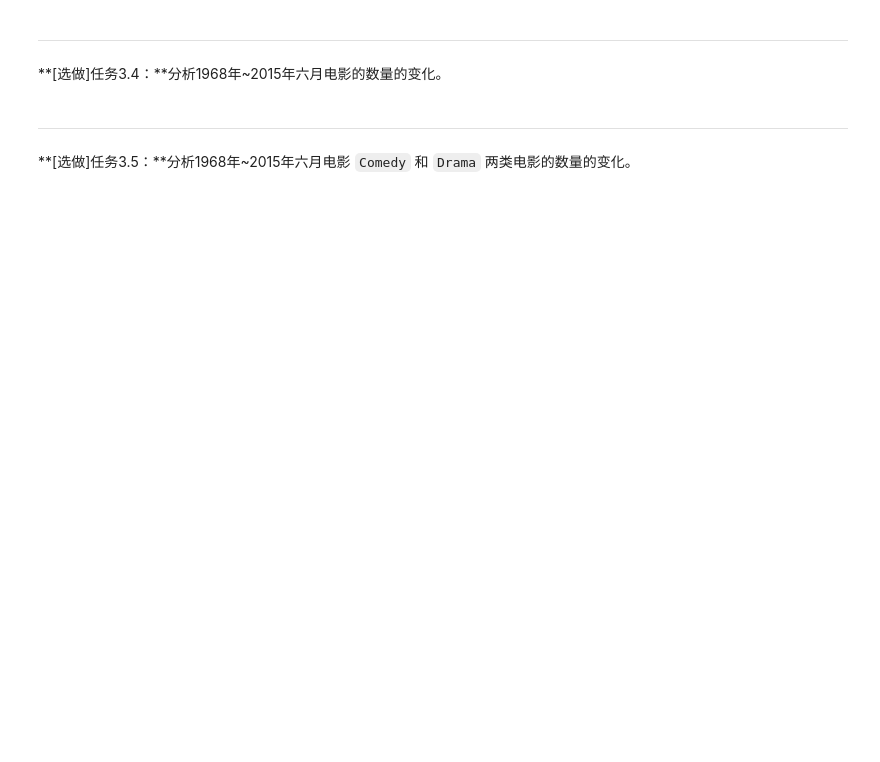
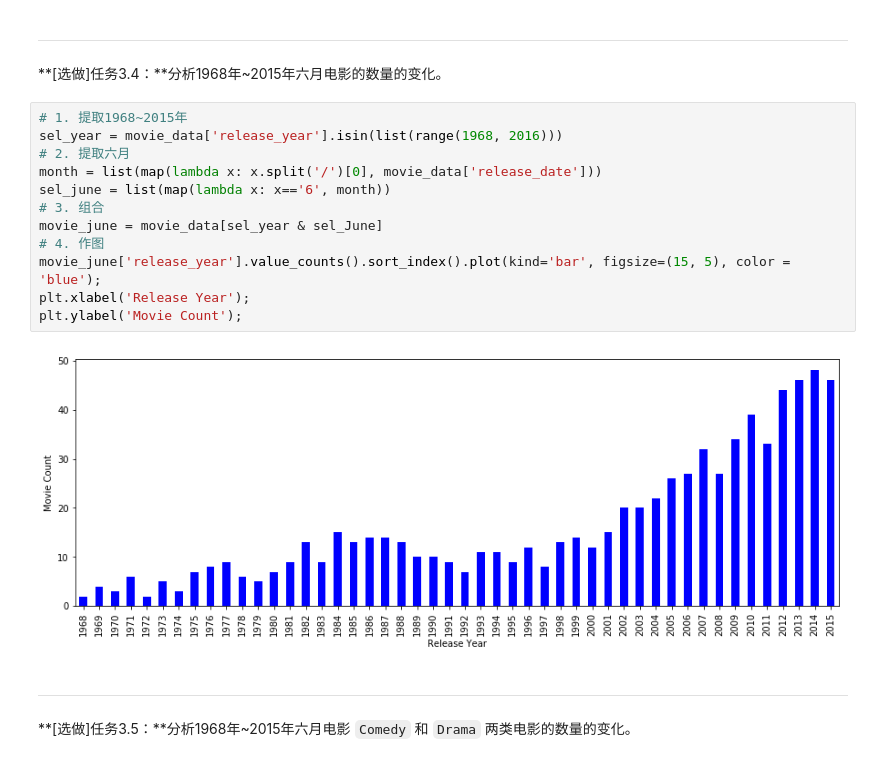
Before and after one commit to yelangya3826850/AIPND-cn, a Jupyter notebook: P2_Explore_Movie_Dataset/Explore Movie Dataset_Solution.ipynb, the cells around one changed output. Drawn from its saved outputs; the diff is of its cells as text; blank space fills up the shorter version.

```diff
--- a/P2_Explore_Movie_Dataset/Explore Movie Dataset_Solution.ipynb
+++ b/P2_Explore_Movie_Dataset/Explore Movie Dataset_Solution.ipynb
@@ -374,6 +497,20 @@ Text(0, 0.5, 'profit')
 ---
 
 **[选做]任务3.4：**分析1968年~2015年六月电影的数量的变化。
+# %%
+# 1. 提取1968~2015年
+sel_year = movie_data['release_year'].isin(list(range(1968, 2016)))
+# 2. 提取六月
+month = list(map(lambda x: x.split('/')[0], movie_data['release_date']))
+sel_june = list(map(lambda x: x=='6', month))
+# 3. 组合
+movie_june = movie_data[sel_year & sel_June]
+# 4. 作图
+movie_june['release_year'].value_counts().sort_index().plot(kind='bar', figsize=(15, 5), color = 'blue');
+plt.xlabel('Release Year');
+plt.ylabel('Movie Count');
+# %% [output]
+[figure, added]
 # %% [markdown]
 ---
 
```
Also changed, not shown: parts of 25 cells of this notebook.
